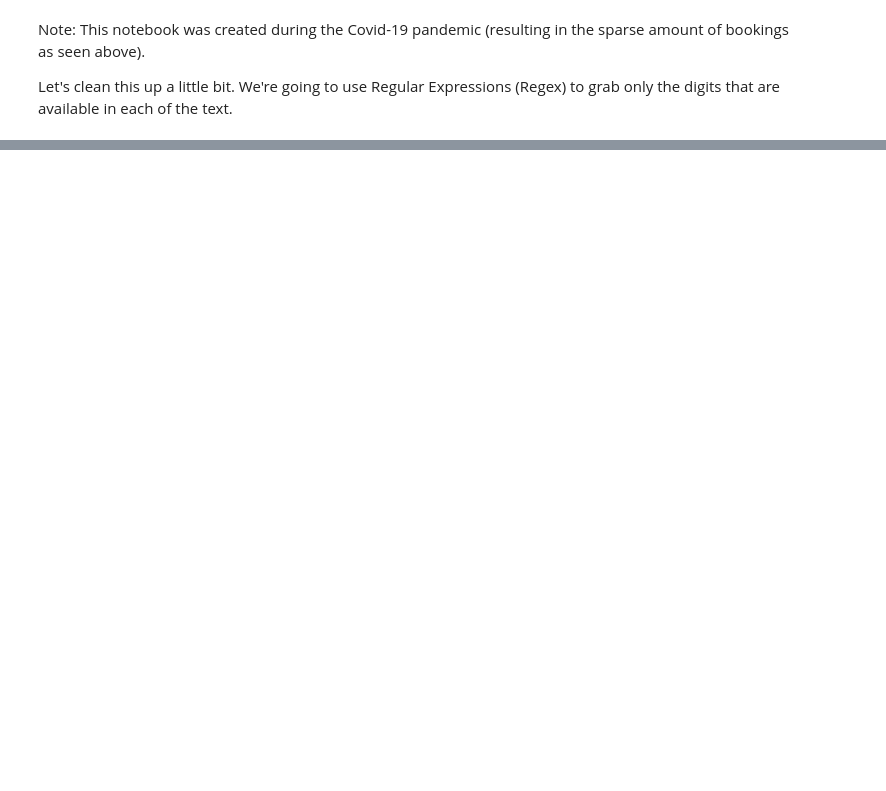
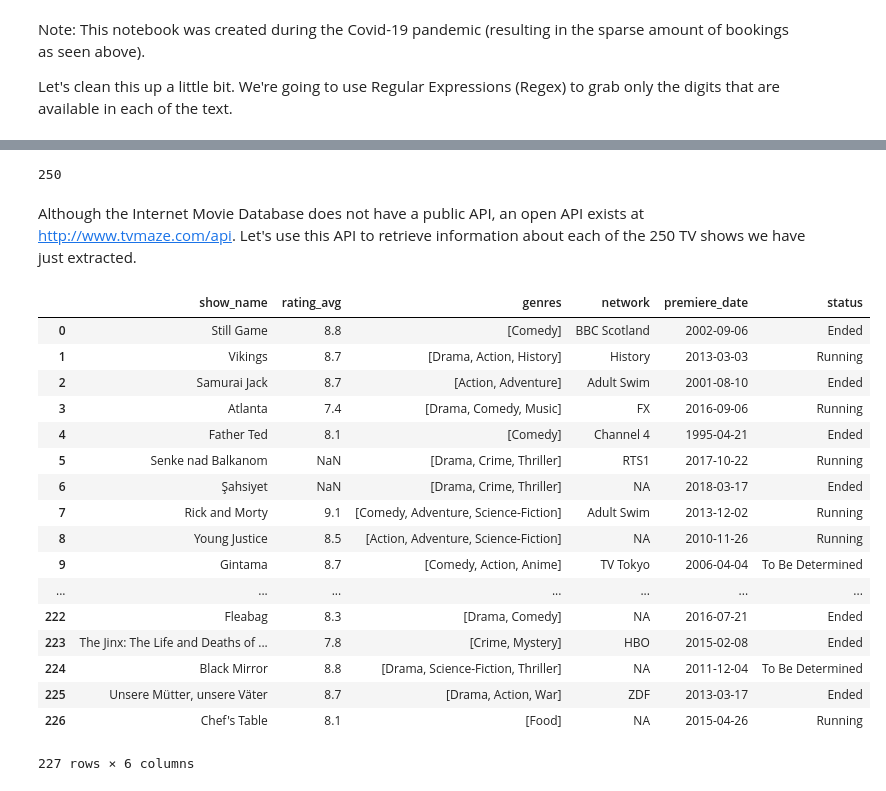
Before and after one commit to Andaluz/Data_Science, a Jupyter notebook: Working_With_API_Data.ipynb, the cells around one changed output, grey strips where cells are left out. Cells and saved outputs as stored; diff of their text form; code cells hidden in the pictures; blank space fills up the shorter version.

Commit message:
20200507 UPDATE working_with_api_data notebook

```diff
--- a/Working_With_API_Data.ipynb
+++ b/Working_With_API_Data.ipynb
@@ -236,0 +298,71 @@ for booking in html.find_all('div', {'class':'booking'}):
+# %%
+# Let's check the length of the list again #
+len(entries)
+# %% [output]
+250
+# %% [markdown]
+Although the Internet Movie Database does not have a public API, an open API exists at http://www.tvmaze.com/api. Let's use this API to retrieve information about each of the 250 TV shows we have just extracted.
+# %%
+# Let's create a function to pull information from the API using Json interaction and store into a DataFrame #
+shows_df1= pd.DataFrame(columns = ['show_name', 'rating_avg', 'genres', 'network', 'premiere_date', 'status'])
+
+def get_entry(entry):
+    res=requests.get('http://api.tvmaze.com/lookup/shows?imdb='+entry)
+
+    if res.status_code == 200:
+        try:
+            status = json.loads(res.text).get('status')
+        except AttributeError:
+            status = 'NA'
+        try:
+            rating = json.loads(res.text).get('rating').get('average')
+        except AttributeError:
+            rating = 'NA'
+
+        try:
+            network = json.loads(res.text).get('network').get('name')
+        except AttributeError:
+            network = 'NA'
+
+        try:
+            title = json.loads(res.text).get('name')
+        except AttributeError:
+            title = 'NA'
+
+        try:
+            premier = json.loads(res.text).get('premiered')
+        except AttributeError:
+            premier = 'NA'
+
+        try:
+            genres = json.loads(res.text).get('genres')
+        except AttributeError:
+            genres = 'NA'
+
+
+        shows_df1.loc[len(shows_df1)] = [title, rating, genres, network, premier, status]
+# %%
+# Let's call the above function #
+for entry in entries:
+    get_entry(entry)
+
+shows_df1
+# %% [output]
+|  | show_name | rating_avg | genres | network | premiere_date | status |
+| 0 | Still Game | 8.8 | [Comedy] | BBC Scotland | 2002-09-06 | Ended |
+| 1 | Vikings | 8.7 | [Drama, Action, History] | History | 2013-03-03 | Running |
+| 2 | Samurai Jack | 8.7 | [Action, Adventure] | Adult Swim | 2001-08-10 | Ended |
+| 3 | Atlanta | 7.4 | [Drama, Comedy, Music] | FX | 2016-09-06 | Running |
+| 4 | Father Ted | 8.1 | [Comedy] | Channel 4 | 1995-04-21 | Ended |
+| 5 | Senke nad Balkanom | NaN | [Drama, Crime, Thriller] | RTS1 | 2017-10-22 | Running |
+| 6 | Şahsiyet | NaN | [Drama, Crime, Thriller] | NA | 2018-03-17 | Ended |
+| 7 | Rick and Morty | 9.1 | [Comedy, Adventure, Science-Fiction] | Adult Swim | 2013-12-02 | Running |
+| 8 | Young Justice | 8.5 | [Action, Adventure, Science-Fiction] | NA | 2010-11-26 | Running |
+| 9 | Gintama | 8.7 | [Comedy, Action, Anime] | TV Tokyo | 2006-04-04 | To Be Determined |
+| ... | ... | ... | ... | ... | ... | ... |
+| 222 | Fleabag | 8.3 | [Drama, Comedy] | NA | 2016-07-21 | Ended |
+| 223 | The Jinx: The Life and Deaths of ... | 7.8 | [Crime, Mystery] | HBO | 2015-02-08 | Ended |
+| 224 | Black Mirror | 8.8 | [Drama, Science-Fiction, Thriller] | NA | 2011-12-04 | To Be Determined |
+| 225 | Unsere Mütter, unsere Väter | 8.7 | [Drama, Action, War] | ZDF | 2013-03-17 | Ended |
+| 226 | Chef's Table | 8.1 | [Food] | NA | 2015-04-26 | Running |
+227 rows × 6 columns
```
Also changed, not shown: parts of 20 cells of this notebook.
